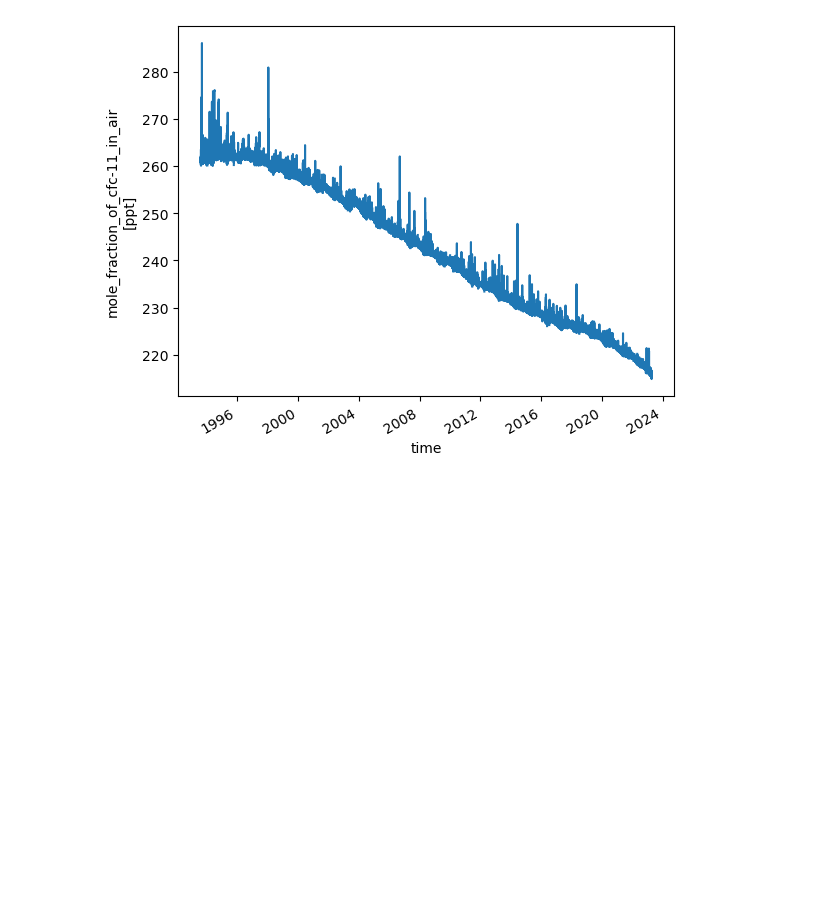
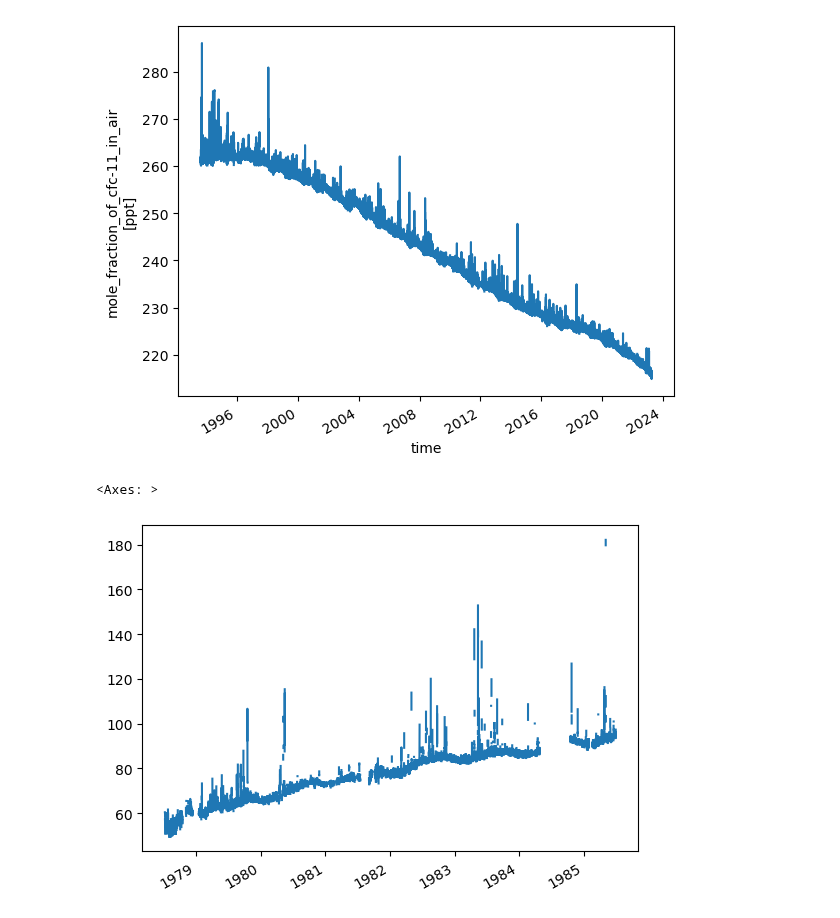
Before and after one commit to mrghg/agage-archive, a Jupyter notebook: notebooks/tutorial.ipynb, the cells around one changed output. Saved outputs shown, nothing was run; the diff lists cells and outputs as text; code cells hidden in the pictures; blank space fills up the shorter version.

Commit message:
Added function to read .C files

```diff
--- a/notebooks/tutorial.ipynb
+++ b/notebooks/tutorial.ipynb
@@ -7,3 +7,10 @@ aa.mf.plot()
 # %% [output]
 [<matplotlib.lines.Line2D at 0x...>]
 [figure]
+# %%
+df = read_c("CGO")
+# %%
+df["CH3CCl3"].plot()
+# %% [output]
+<Axes: >
+[figure, added]
```
Also changed, not shown: parts of 2 cells of this notebook, 4 other files.
